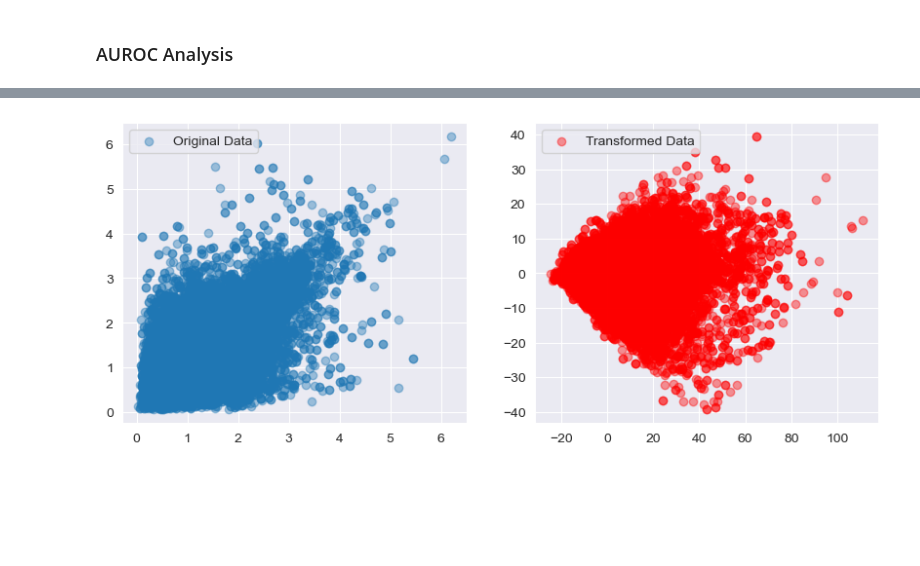
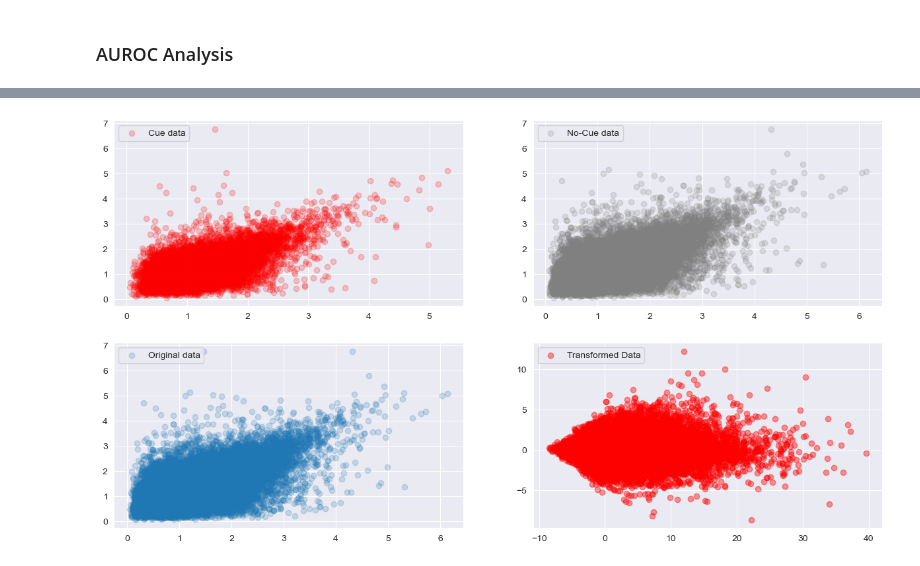
Before and after one commit to datasiansalsa/LC-PrL-DREADDs_Self-Admin_Analysis, a Jupyter notebook: cue_analysis/LC-PrL-DREADDs/LC-PrL-DREADDs_cue_analysis_JJB.ipynb, the cells around one changed output, grey strips where cells are left out. Saved outputs shown, nothing was run; the diff lists cells and outputs as text; code cells hidden in the pictures; blank space fills up the shorter version.

```diff
--- a/cue_analysis/LC-PrL-DREADDs/LC-PrL-DREADDs_cue_analysis_JJB.ipynb
+++ b/cue_analysis/LC-PrL-DREADDs/LC-PrL-DREADDs_cue_analysis_JJB.ipynb
@@ -553,9 +546,9 @@ print('========== FINISHED ==========')
 # %%
 #EXPERIMENTAL
 
-groups = ['CueReinPersist']
-indir_list = [Gi_cueReinPersist_dir]
-animals_of_interest_list = [Gi_cueReinPersist_animals]
+groups = ['CueReinCNO']
+indir_list = [Gi_cueReinCNO_dir]
+animals_of_interest_list = [Gi_cueReinCNO_animals]
 
 print('========== STARTING ==========')
 
@@ -598,9 +591,9 @@ print('========== FINISHED ==========')
 # %%
 #CONTROL
 
-groups = ['CueReinPersist']
-indir_list = [LCDD_cueReinPersist_dir]
-animals_of_interest_list = [LCDD_cueReinPersist_animals]
+groups = ['CueReinCNO']
+indir_list = [LCDD_cueReinCNO_dir]
+animals_of_interest_list = [LCDD_cueReinCNO_animals]
 
 print('========== STARTING ==========')
 
@@ -686,6 +679,6 @@ stats_df
 # %%
 #plots
-day = 'CueReinPersist'
+day = 'CueReinCNO'
 sns.set_style('darkgrid')
 fig, ax = plt.subplots(1, 1, figsize = (12,4))
 
@@ -706,7 +699,7 @@ sns.ecdfplot(xp_arr, linewidth=.5, alpha =.7, color='red')
 
 plt.legend(loc=2, fontsize=12)
 plt.title('%s Comparison'%(day), fontsize=18, fontweight='bold')
-ax.annotate('***training set: LCDD and Gi-DREADDs CueRein', (.75,.1))
+ax.annotate('***training set: LCDD and Gi-DREADDs CueRein', (.65,.05))
 
 table = ax.table(cellText=stats_df.values,
                  colLabels=stats_df.columns,
@@ -764,37 +745,89 @@ for index in range(len(groups)):
                 flags = np.load(os.path.join(indir, animal, fov, 'classificationFlags.npy'))
                 for neuron in range(trials.shape[2]):
                     for trial in range(trials.shape[0]):
-                        train_set.append(trials[trial,baseline_epoch[0]:response_epoch[1],neuron])
+                        train_set.append(trials[trial,response_epoch[0]:response_epoch[1],neuron])
                         train_target.append(flags[trial])
         except:
             print('*** ERROR: %s has no file ***'%(animal))
 #X and y training data
+rand_index = np.random.randint(len(train_target), size=int(.5*len(train_target)))
 X = np.array(train_set)
+X_train_mean = np.mean(X, axis=0)
+X_train = X[np.where(rand_index)]
 y = np.array(train_target)
+y_train = y[np.where(rand_index)]
+X_test = X[np.where(~rand_index)]
+y_test = y[np.where(~rand_index)]
 
-fig, ax = plt.subplots(1, 2, figsize = (10,4))
-sns.set_style('darkgrid')
-ax[0].scatter(X[:,0], X[:,1], alpha=.4)
-ax[0].legend(['Original Data'], loc=2)
+X_pos = X_train[np.where(y_train==1)]
+X_neg = X_train[np.where(y_train==0)]
 
 print('...standardizing data...')
 #standardize data
 standardize = OBJECT
-stand_X = standardize.fit_transform(X)
+stand_X = standardize.fit_transform(X_train)
+stand_X_test = standardize.fit_transform(X_test)
 
 print('...reducing data...')
 #reduce dimensions while maintaining variance
 reduction = DIMENSION_REDUCTION
 reduced_X = reduction.fit_transform(stand_X)
+reduced_X_test = reduction.fit_transform(stand_X_test)
 
+print('...training data...')
+#fitting model
+MODEL.fit(reduced_X, y_train)
+
+print('...making probability predictions...')
+#probability of accurate classifications
+training_pred = MODEL.predict(reduced_X_test)
+training_pred_proba = MODEL.predict_proba(reduced_X_test)[:,1]
+
+print('...plotting...')
+#data spread
+fig, ax = plt.subplots(2, 2, figsize = (15,8))
 sns.set_style('darkgrid')
-ax[1].scatter(reduced_X[:,0], reduced_X[:,1], alpha=.4, color='red')
-ax[1].legend(['Transformed Data'], loc=2)
+ax[0,0].scatter(X_pos[:,0], X_pos[:,1], alpha=.2, color='red')
+ax[0,0].legend(['Cue data'], loc=2)
+
+ax[0,1].scatter(X_neg[:,0], X_neg[:,1], alpha=.2, color='grey')
+ax[0,1].legend(['No-Cue data'], loc=2)
+
+ax[1,0].scatter(X_train[:,0], X_train[:,1], alpha=.2)
+ax[1,0].legend(['Original data'], loc=2)
+
+ax[1,1].scatter(reduced_X[:,0], reduced_X[:,1], alpha=.4, color='red')
+ax[1,1].legend(['Transformed Data'], loc=2)
 plt.show()
 
-print('...training data...')
-#accuracy
-MODEL.fit(X, y)
+#logistic regression plot
+sns.regplot(x=training_pred_proba, y=y_test, logistic=True, ci=None)
+plt.show()
+
+#confusion matrix
+cf_matrix = confusion_matrix(y_test, training_pred)
+group_names = ['True Neg','False Pos','False Neg','True Pos']
+group_counts = ['{0:0.0f}'.format(value) for value in
+                cf_matrix.flatten()]
+group_percentages = ['{0:.2%}'.format(value) for value in
+                     cf_matrix.flatten()/np.sum(cf_matrix)]
+labels = [f'{v1}\n{v2}\n{v3}' for v1, v2, v3 in
+          zip(group_names,group_counts,group_percentages)]
+labels = np.asarray(labels).reshape(2,2)
+sns.heatmap(cf_matrix, annot=labels, fmt='', cmap='Blues')
+plt.savefig(os.path.join(iteration_results, 'CueRein-All_confusion-matrix_%s_%s.PDF'%(day, date)), format ='PDF')
+plt.show()
+
+#auROC curve
+fpr, tpr, _ = roc_curve(y_test, training_pred)
+roc_display = RocCurveDisplay(fpr=fpr, tpr=tpr).plot(color='blue')
+roc_display.figure_.set_size_inches(5,5)
+plt.plot([0, 1], [0, 1], color = 'k', linestyle='--')
+plt.legend(['CueRein, AUC=%s'%('{0:.3g}'.format(roc_auc_score(y_test, training_pred_proba)))])
+plt.title(day, fontsize=14, fontweight='bold')
+plt.savefig(os.path.join(iteration_results, 'CueRein-All_auROC-curve_%s_%s.PDF'%(day, date)), format ='PDF')
+
+plt.show()
 
 print('========== FINISHED ==========')
 # %% [output]
@@ -805 +841 @@ print('========== FINISHED ==========')
-[figure, old version]
+[figure, new version]
```
Also changed, not shown: parts of 10 cells of this notebook, 18 other files.
